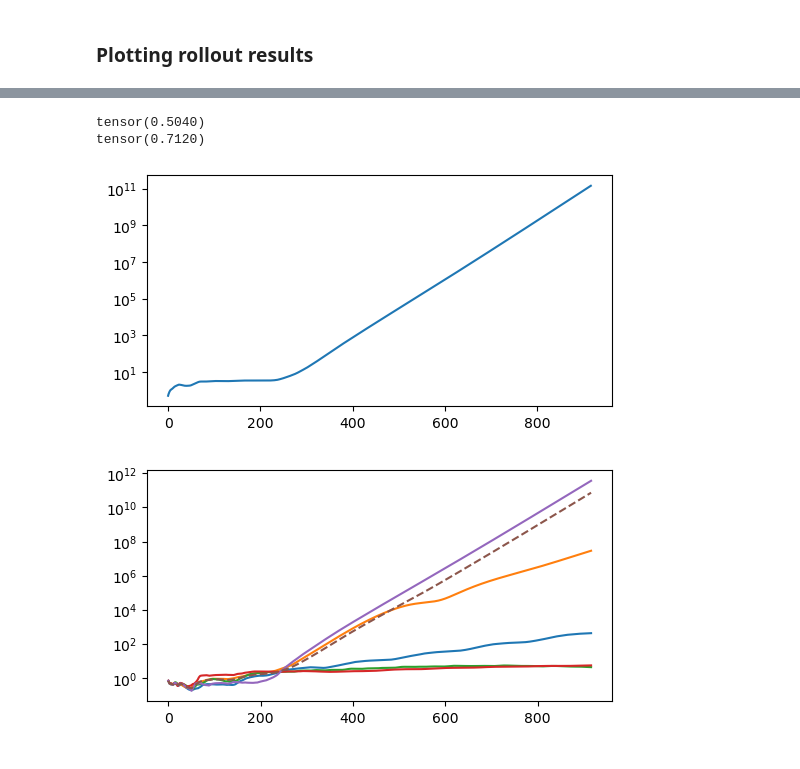
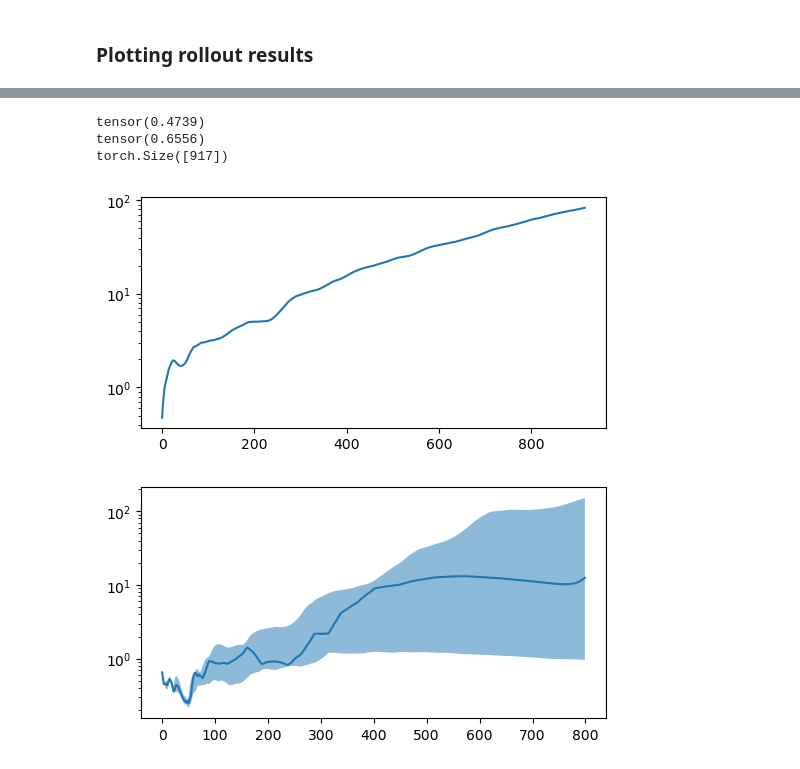
Before and after one commit to maalberg/kind, a Jupyter notebook: examples/mujoco/walker2d/03_model_train_ensemble.ipynb, the cells around one changed output, grey strips where cells are left out. Cells and saved outputs as stored; diff of their text form; code cells hidden in the pictures.

```diff
--- a/examples/mujoco/walker2d/03_model_train_ensemble.ipynb
+++ b/examples/mujoco/walker2d/03_model_train_ensemble.ipynb
@@ -106,7 +108,7 @@ modelsaved = False
 
 if modelsaved:
     for j, m in enumerate(model.models):
-        torch.save(m.state_dict(), f'{model_dir}/ensemble_checkpoint_{data_suffix}_{nmodel}_{j}.pth')
+        torch.save(m.state_dict(), f'{model_dir}/ensemble_checkpoint{data_suffix}_{nmodel}_{j}.pth')
 # %% [markdown]
 # Evaluating ensemble baseline
 # %%
@@ -126,7 +128,7 @@ read evaluation data shape: torch.Size([30, 918, 23])
 read evaluation observations shape: torch.Size([30, 918, 17])
 read evaluation actions shape: torch.Size([30, 918, 6])
 # %%
-this_traj = 0
+this_traj = 3
 deterministic = True
 reanchor_nsample = 1_000_000 # ensure no re-anchoring
 
@@ -151,7 +153,8 @@ if datasaved:
     save_step = torch.arange(eval_obs.shape[1]).reshape(1, -1, 1)
     savedata = np.concatenate([
         save_step[:1, :disp_end, :1],
-        plot_obs[:1, :disp_end, :1], plot_obs[:1, :disp_end, [9]],
+        plot_obs[[this_traj], :disp_end, :1], plot_obs[:1, :disp_end, [9]],
         plot_rollout[:1, :disp_end, :1], plot_rollout[:1, :disp_end, [9]]], axis=2)
-    util_data.write_datafile(f'{result_dir}/ensemble_rollout_{data_suffix}_{rollout_type}_{nmodel}_{seed}', savedata, delim=' ')
+    util_data.write_datafile(
+        f'{result_dir}/ensemble_rollout{data_suffix}_type_{rollout_type}_nmodel_{nmodel}_seed_{seed}', savedata, delim=' ')
 # %% [output]
@@ -210,12 +213,14 @@ traj_mse_std = torch.std(traj_mse, dim=0)
 
 print(traj_mse_mean[0])
 print(traj_mse_std[0])
+print(traj_mse_mean.shape)
 
 with torch.no_grad():
     plt.figure(figsize=(6,3))
     plt.semilogy(traj_mse_mean)
     plt.show()
 
+horizon = 800
 datasaved = False
 if datasaved:
     rollout_type = 'deterministic' if deterministic else 'stochastic'
@@ -223,10 +228,12 @@ if datasaved:
     save_mse_std = traj_mse_std.reshape(1, -1, 1)
     save_step = torch.arange(traj_mse_mean.shape[0]).reshape(1, -1, 1)
     savedata = np.concatenate([
-        save_step[:1, :, :1],
-        save_mse_mean[:1, :, :1], save_mse_std[:1, :, :1]], axis=2)
-    util_data.write_datafile(f'{result_dir}/ensemble_mse_{data_suffix}_{rollout_type}_{nmodel}_{seed}', savedata, delim=' ')
+        save_step[:1, :horizon, :1],
+        save_mse_mean[:1, :horizon, :1], save_mse_std[:1, :horizon, :1]], axis=2)
+    util_data.write_datafile(
+        f'{result_dir}/ensemble_mse{data_suffix}_type_{rollout_type}_nmodel_{nmodel}_seed_{seed}', savedata, delim=' ')
 # %% [output]
-tensor(0.5040)
-tensor(0.7120)
+tensor(0.4739)
+tensor(0.6556)
+torch.Size([917])
-[figure, old version]
+[figure, new version]
@@ -251,24 +240,31 @@ def read_datafile(name: str, datachunk_len, delim=' ') -> torch.Tensor:
 # %%
 mseprocessed = False
 
 if mseprocessed:
+    length = 800
     mse_data = [
-        read_datafile(f'{result_dir}/ensemble_mse_1x_deterministic_7_{s}', len(traj_mse_mean)) for s in seeds]
+        util_data.read_datafile(
+            f'{result_dir}/ensemble_mse{data_suffix}_type_deterministic_nmodel_7_seed_{s}', length, delim=' ') for s in seeds]
     mse = torch.cat([mse[..., [2]] for mse in mse_data], dim=0)
-    mse_avg = torch.mean(mse, dim=0, keepdim=True)
+    mse_median, _ = torch.median(mse, dim=0, keepdim=True)
+    mse_percentile_10 = torch.quantile(mse, 0.1, dim=0, keepdim=True)
+    mse_percentile_90 = torch.quantile(mse, 0.9, dim=0, keepdim=True)
+
+    x = torch.arange(mse_median.shape[1]).reshape(1, -1, 1)
 
     plt.figure(figsize=(6,3))
-    for j in range(mse.shape[0]):
-        plt.semilogy(mse[j, :, 0])
-    plt.semilogy(mse_avg[0, :, 0], linestyle='dashed')
+    plt.plot(x[0, :, 0], mse_median[0, :, 0], linestyle='solid')
+    plt.fill_between(x[0, :, 0], mse_percentile_10[0, :, 0], mse_percentile_90[0, :, 0], alpha=0.5)
+    plt.yscale('log')
     plt.show()
 
-    horizon = 800
+    horizon = disp_end
     nmse = mse.shape[0]
-    save_step = torch.arange(mse_avg.shape[1]).reshape(1, -1, 1)
+    save_step = torch.arange(mse_median.shape[1]).reshape(1, -1, 1)
     savedata = np.concatenate([
         save_step[:1, :horizon, :1],
-        mse_avg[:1, :horizon, :1]], axis=2)
-    util_data.write_datafile(f'{result_dir}/ensemble_mse_1x_deterministic_7_avg_{nmse}', savedata, delim=' ')
+        mse_median[:1, :horizon, :1],
+        mse_percentile_10[:1, :horizon, :1], mse_percentile_90[:1, :horizon, :1]], axis=2)
+    util_data.write_datafile(f'{result_dir}/ensemble_mse_type_deterministic_nmodel_7_avg_{nmse}', savedata, delim=' ')
 # %% [output]
-[figure, old version]
+[figure, new version]
```
Also changed, not shown: parts of 7 cells of this notebook, 3 other files.
